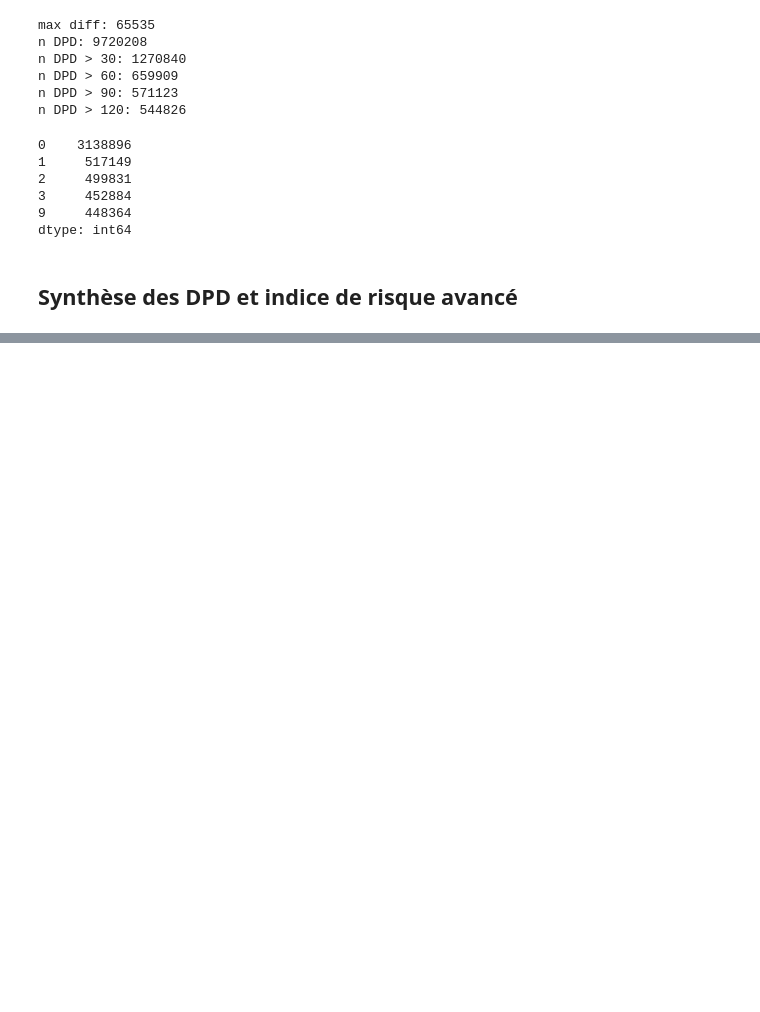
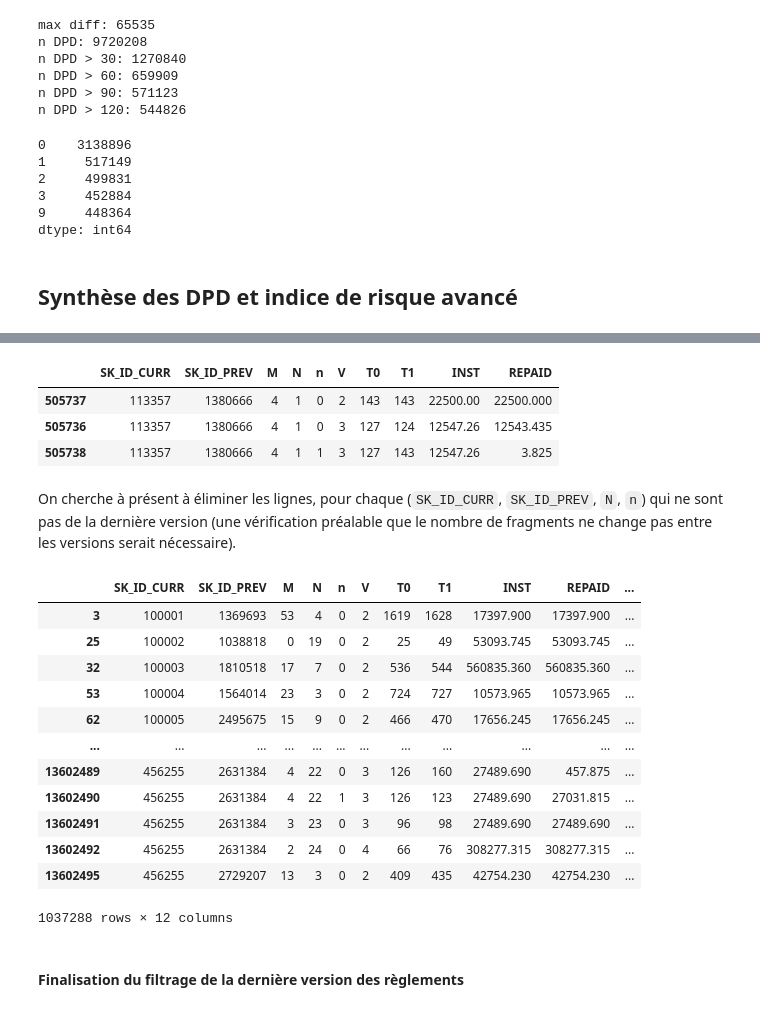
Before and after one commit to Franck-PepperLabs/pepper_credit_scoring_tool, a Jupyter notebook: notebooks/feature_engineering/assert/assert.ipynb, the cells around one changed output, grey strips where cells are left out. Drawn from its saved outputs; the diff is of its cells as text; code cells hidden in the pictures; blank space fills up the shorter version.

```diff
--- a/notebooks/feature_engineering/assert/assert.ipynb
+++ b/notebooks/feature_engineering/assert/assert.ipynb
@@ -3665,0 +3989,8 @@ Pour un client donné, tous prêts confondus, il suffit de procéder de la même
+# %%
+from home_credit.tables import InstallmentsPayments
+from home_credit.utils import display_frame_basic_infos
+
+data = InstallmentsPayments.clean()
+display_frame_basic_infos(data)
+display(data)
+data.info()
@@ -3665,0 +4032,5 @@ Pour un client donné, tous prêts confondus, il suffit de procéder de la même
+# %%
+na_inst_case = data.AMT_INSTALMENT == 0
+print(f"# (AMT_INSTALMENT == 0): {na_inst_case.sum()}")
+data.loc[na_inst_case, "AMT_INSTALMENT"] = data[na_inst_case].AMT_PAYMENT
+print(f"# (AMT_INSTALMENT == 0): {(data.AMT_INSTALMENT == 0).sum()}")
@@ -3665,0 +4129,5 @@ Pour un client donné, tous prêts confondus, il suffit de procéder de la même
+# %%
+last_data = data.reset_index(level="NUM_INSTALMENT_NUMBER")
+last_data.columns = ["N", "M", "T", "V", "T0", "T1", "INST", "REPAID"]
+last_data = last_data[["M", "N", "V", "T0", "T1", "INST", "REPAID"]]
+display(last_data)
@@ -3665,0 +4151,10 @@ Pour un client donné, tous prêts confondus, il suffit de procéder de la même
+# %%
+from pepper.np_utils import subindex_nd
+
+last_data = last_data.reset_index()
+last_data = last_data.sort_values(by=["SK_ID_CURR", "SK_ID_PREV", "N", "V"])
+last_data_keys = last_data[["SK_ID_CURR", "SK_ID_PREV", "N", "V"]]
+last_data.insert(4, "n", subindex_nd(last_data_keys.to_numpy(), sorted=True))
+last_data = last_data.sort_values(by=["SK_ID_CURR", "SK_ID_PREV", "N", "n", "V"])
+
+display(last_data)
@@ -3665,0 +4277,31 @@ Pour un client donné, tous prêts confondus, il suffit de procéder de la même
+# %%
+curr = last_data.SK_ID_CURR == 113357
+prev = last_data.SK_ID_PREV == 1380666
+m = last_data.M == 4
+n = last_data.N == 1
+display(last_data[curr & prev & m & n])
+# %% [output]
+|  | SK_ID_CURR | SK_ID_PREV | M | N | n | V | T0 | T1 | INST | REPAID |
+| 505737 | 113357 | 1380666 | 4 | 1 | 0 | 2 | 143 | 143 | 22500.00 | 22500.000 |
+| 505736 | 113357 | 1380666 | 4 | 1 | 0 | 3 | 127 | 124 | 12547.26 | 12543.435 |
+| 505738 | 113357 | 1380666 | 4 | 1 | 1 | 3 | 127 | 143 | 12547.26 | 3.825 |
+# %% [markdown]
+On cherche à présent à éliminer les lignes, pour chaque (`SK_ID_CURR`, `SK_ID_PREV`, `N`, `n`) qui ne sont pas de la dernière version (une vérification préalable que le nombre de fragments ne change pas entre les versions serait nécessaire).
+# %%
+display(last_data[last_data.V > 1])
+# %% [output]
+|  | SK_ID_CURR | SK_ID_PREV | M | N | n | V | T0 | T1 | INST | REPAID | ... |
+| 3 | 100001 | 1369693 | 53 | 4 | 0 | 2 | 1619 | 1628 | 17397.900 | 17397.900 | ... |
+| 25 | 100002 | 1038818 | 0 | 19 | 0 | 2 | 25 | 49 | 53093.745 | 53093.745 | ... |
+| 32 | 100003 | 1810518 | 17 | 7 | 0 | 2 | 536 | 544 | 560835.360 | 560835.360 | ... |
+| 53 | 100004 | 1564014 | 23 | 3 | 0 | 2 | 724 | 727 | 10573.965 | 10573.965 | ... |
+| 62 | 100005 | 2495675 | 15 | 9 | 0 | 2 | 466 | 470 | 17656.245 | 17656.245 | ... |
+| ... | ... | ... | ... | ... | ... | ... | ... | ... | ... | ... | ... |
+| 13602489 | 456255 | 2631384 | 4 | 22 | 0 | 3 | 126 | 160 | 27489.690 | 457.875 | ... |
+| 13602490 | 456255 | 2631384 | 4 | 22 | 1 | 3 | 126 | 123 | 27489.690 | 27031.815 | ... |
+| 13602491 | 456255 | 2631384 | 3 | 23 | 0 | 3 | 96 | 98 | 27489.690 | 27489.690 | ... |
+| 13602492 | 456255 | 2631384 | 2 | 24 | 0 | 4 | 66 | 76 | 308277.315 | 308277.315 | ... |
+| 13602495 | 456255 | 2729207 | 13 | 3 | 0 | 2 | 409 | 435 | 42754.230 | 42754.230 | ... |
+1037288 rows × 12 columns
+# %% [markdown]
+#### Finalisation du filtrage de la dernière version des règlements
```
Also changed, not shown: parts of 129 cells of this notebook, 10 other files.
